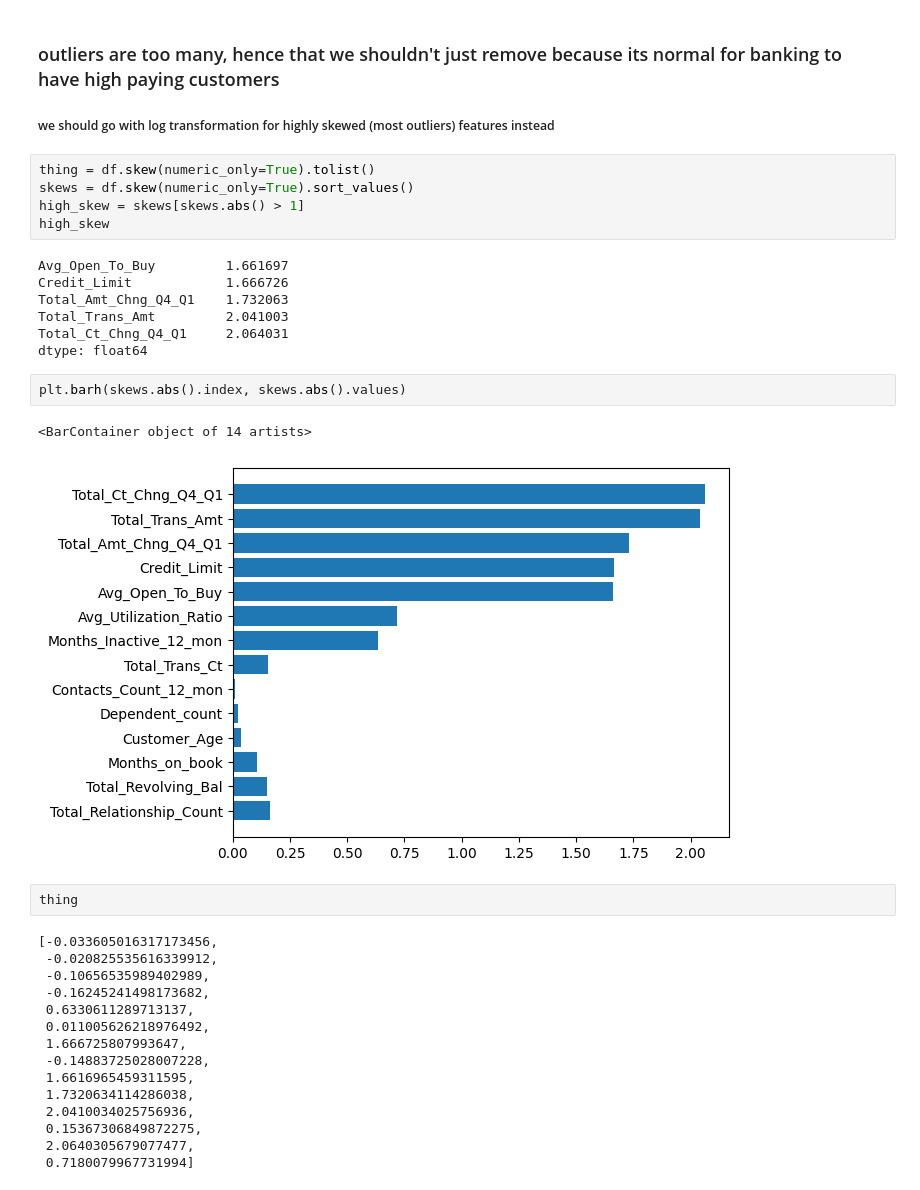
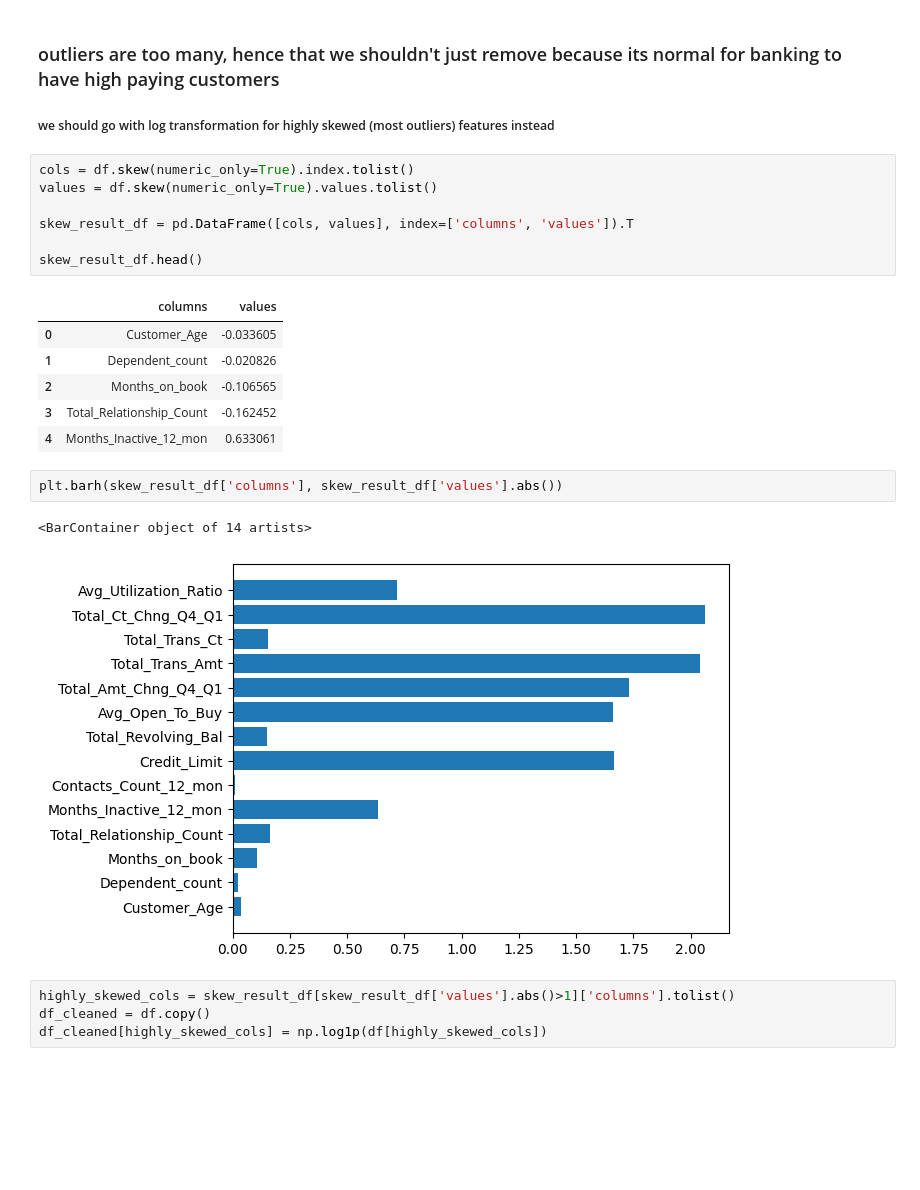
Before and after one commit to bosshussien/Bank_Customers_Analysis, a Jupyter notebook: notebook.ipynb, the cells around one changed output. Cells and saved outputs as stored; diff of their text form; blank space fills up the shorter version.

```diff
--- a/notebook.ipynb
+++ b/notebook.ipynb
@@ -95,37 +106,26 @@ ________________
 ### outliers are too many, hence that we shouldn't just remove because its normal for banking to have high paying customers
 ##### we should go with log transformation for highly skewed (most outliers) features instead
 # %%
-thing = df.skew(numeric_only=True).tolist()
-skews = df.skew(numeric_only=True).sort_values()
-high_skew = skews[skews.abs() > 1]
-high_skew
+cols = df.skew(numeric_only=True).index.tolist()
+values = df.skew(numeric_only=True).values.tolist()
+
+skew_result_df = pd.DataFrame([cols, values], index=['columns', 'values']).T
+
+skew_result_df.head()
 # %% [output]
-Avg_Open_To_Buy         1.661697
-Credit_Limit            1.666726
-Total_Amt_Chng_Q4_Q1    1.732063
-Total_Trans_Amt         2.041003
-Total_Ct_Chng_Q4_Q1     2.064031
-dtype: float64
+|  | columns | values |
+| 0 | Customer_Age | -0.033605 |
+| 1 | Dependent_count | -0.020826 |
+| 2 | Months_on_book | -0.106565 |
+| 3 | Total_Relationship_Count | -0.162452 |
+| 4 | Months_Inactive_12_mon | 0.633061 |
 # %%
-plt.barh(skews.abs().index, skews.abs().values)
+plt.barh(skew_result_df['columns'], skew_result_df['values'].abs())
 # %% [output]
 <BarContainer object of 14 artists>
-[figure, old version]
+[figure, new version]
 # %%
-thing
+highly_skewed_cols = skew_result_df[skew_result_df['values'].abs()>1]['columns'].tolist()
+df_cleaned = df.copy()
+df_cleaned[highly_skewed_cols] = np.log1p(df[highly_skewed_cols])
-# %% [output]
-[-0.033605016317173456,
- -0.020825535616339912,
- -0.10656535989402989,
- -0.16245241498173682,
- 0.6330611289713137,
- 0.011005626218976492,
- 1.666725807993647,
- -0.14883725028007228,
- 1.6616965459311595,
- 1.7320634114286038,
- 2.0410034025756936,
- 0.15367306849872275,
- 2.0640305679077477,
- 0.7180079967731994]
 # %%
```
Also changed, not shown: parts of 14 cells of this notebook.
